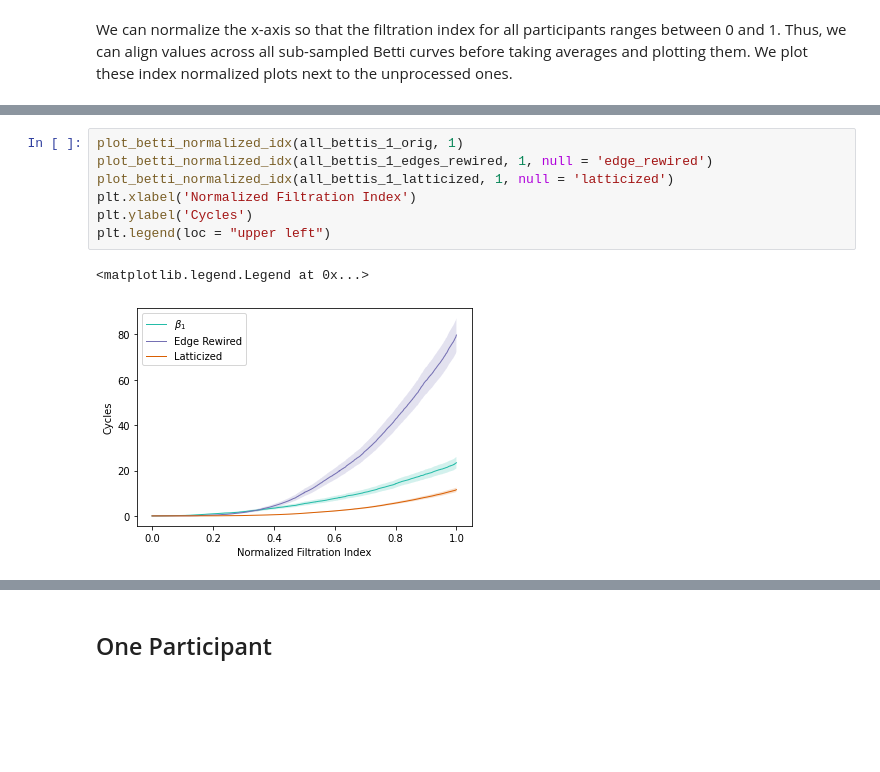
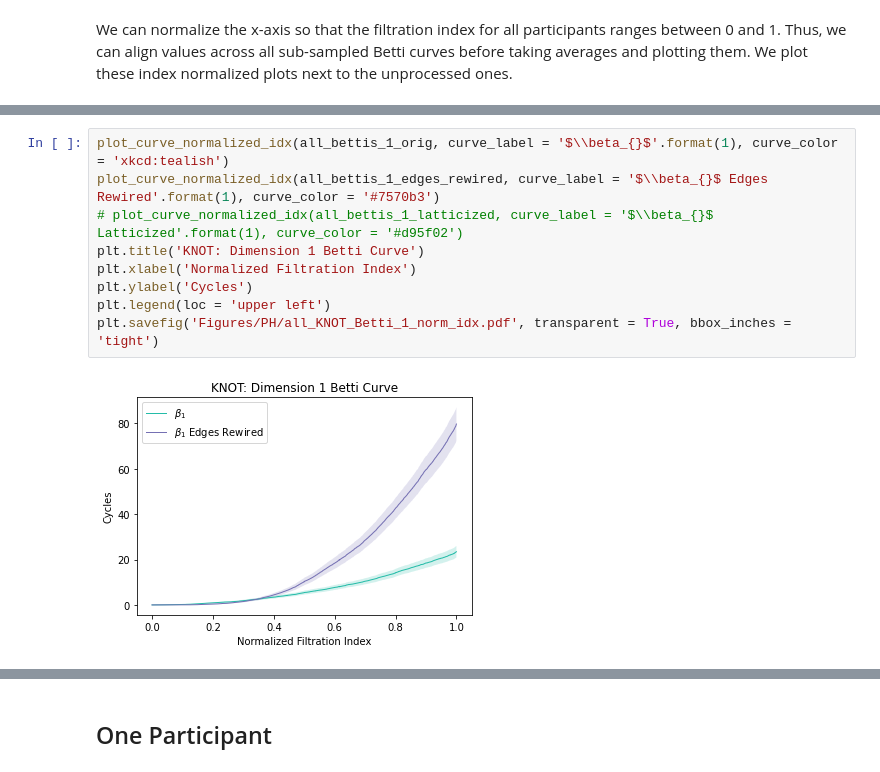
Before and after one commit to spatank/Curiosity, a Jupyter notebook: v8/PH_plotting.ipynb, the cells around one changed output, grey strips where cells are left out. Drawn from its saved outputs; the diff is of its cells as text; blank space fills up the shorter version.

```diff
--- a/v8/PH_plotting.ipynb
+++ b/v8/PH_plotting.ipynb
@@ -273,10 +264,11 @@ plt.legend(loc = "upper left")
 # %%
-plot_betti_normalized_idx(all_bettis_1_orig, 1)
-plot_betti_normalized_idx(all_bettis_1_edges_rewired, 1, null = 'edge_rewired')
-plot_betti_normalized_idx(all_bettis_1_latticized, 1, null = 'latticized')
+plot_curve_normalized_idx(all_bettis_1_orig, curve_label = '$\\beta_{}$'.format(1), curve_color = 'xkcd:tealish')
+plot_curve_normalized_idx(all_bettis_1_edges_rewired, curve_label = '$\\beta_{}$ Edges Rewired'.format(1), curve_color = '#7570b3')
+# plot_curve_normalized_idx(all_bettis_1_latticized, curve_label = '$\\beta_{}$ Latticized'.format(1), curve_color = '#d95f02')
+plt.title('KNOT: Dimension 1 Betti Curve')
 plt.xlabel('Normalized Filtration Index')
 plt.ylabel('Cycles')
-plt.legend(loc = "upper left")
+plt.legend(loc = 'upper left')
+plt.savefig('Figures/PH/all_KNOT_Betti_1_norm_idx.pdf', transparent = True, bbox_inches = 'tight')
 # %% [output]
-<matplotlib.legend.Legend at 0x...>
-[figure, old version]
+[figure, new version]
```
Also changed, not shown: parts of 57 cells of this notebook.
